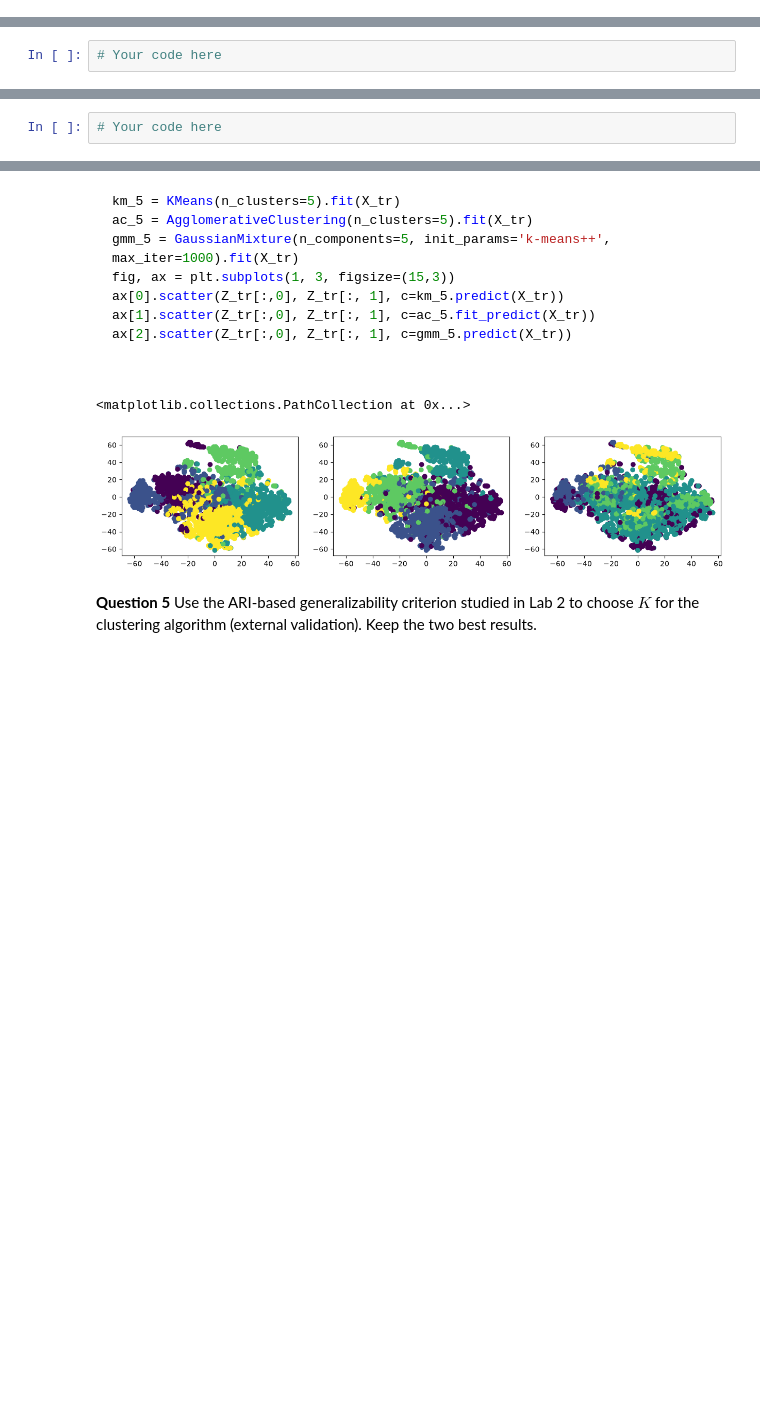
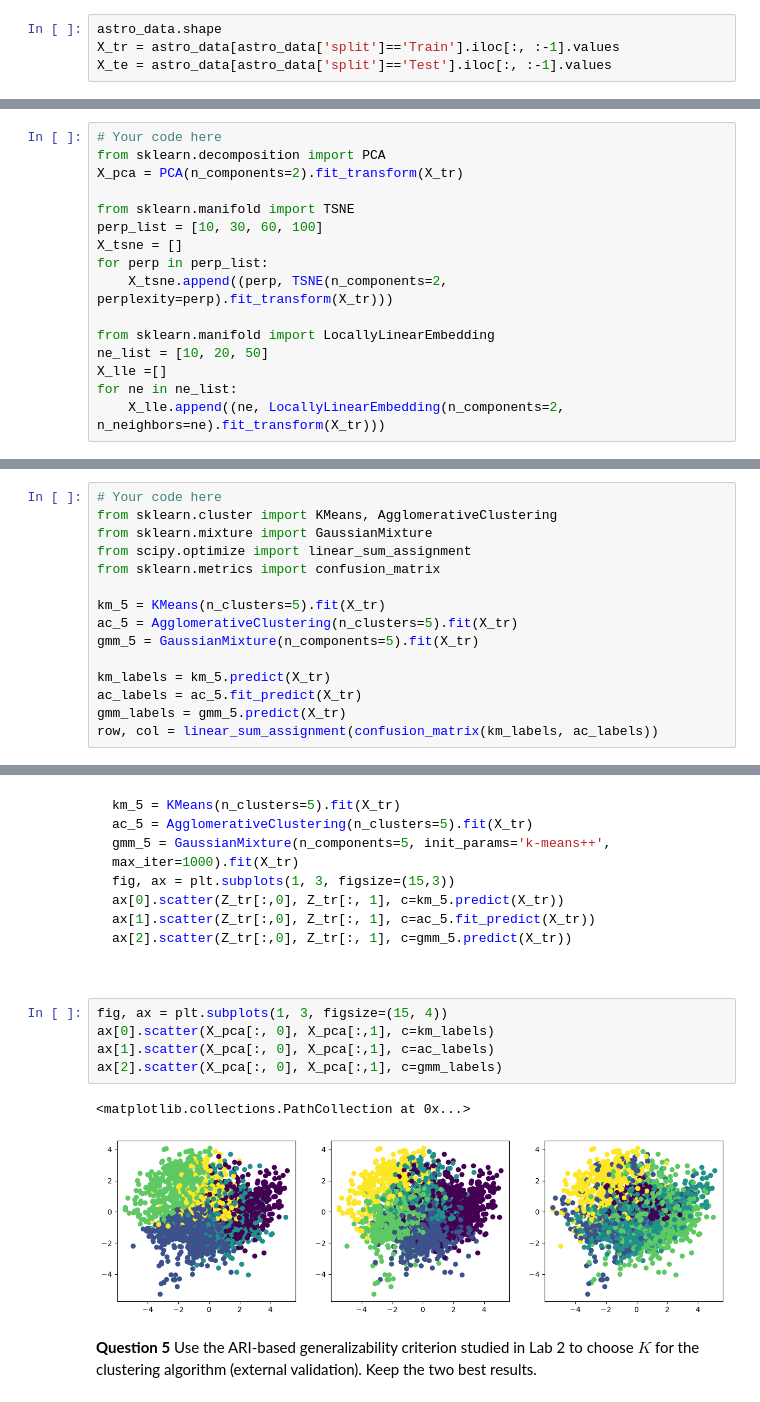
Before and after one commit to erialc-cal/Unsupervised-Learning, a Jupyter notebook: notebooks/03_clustering_mixture_models_in_python_student.ipynb, the cells around one changed output, grey strips where cells are left out. Cells and saved outputs as stored; diff of their text form; folded sections open; blank space fills up the shorter version.

```diff
--- a/notebooks/03_clustering_mixture_models_in_python_student.ipynb
+++ b/notebooks/03_clustering_mixture_models_in_python_student.ipynb
@@ -46,3 +71,7 @@ astro_data.head()
+# %%
+astro_data.shape
+X_tr = astro_data[astro_data['split']=='Train'].iloc[:, :-1].values
+X_te = astro_data[astro_data['split']=='Test'].iloc[:, :-1].values
 # %% [markdown]
 <details>
 <summary>Show Python solution</summary>
@@ -60,6 +89,20 @@ display(Markdown(astro_te.describe().to_markdown(index=True)))
 **Question 1** Apply appropriate dimension reduction tools to the training data. Do you need further processing of the data? Vary the hyperparameters. Try at least 3 different methods.
 # %%
 # Your code here
+from sklearn.decomposition import PCA
+X_pca = PCA(n_components=2).fit_transform(X_tr)
+
+from sklearn.manifold import TSNE
+perp_list = [10, 30, 60, 100]
+X_tsne = []
+for perp in perp_list:
+    X_tsne.append((perp, TSNE(n_components=2, perplexity=perp).fit_transform(X_tr)))
+
+from sklearn.manifold import LocallyLinearEmbedding
+ne_list = [10, 20, 50]
+X_lle =[]
+for ne in ne_list:
+    X_lle.append((ne, LocallyLinearEmbedding(n_components=2, n_neighbors=ne).fit_transform(X_tr)))
 # %% [markdown]
 <details>
 <summary>Show Python solution</summary>
@@ -177,3 +273,16 @@ plt.scatter(Z_tr[:, 0], Z_tr[:, 1], s=4)
 **Question 4** Implement `KMeans`, `AgglomerativeClustering` and `GaussianMixture` with $K=5$ at first. Make sure to use `GaussianMixture` from `sklearn.mixture`. Plot the resulting on the train split in the chosen embedding.
 # %%
 # Your code here
+from sklearn.cluster import KMeans, AgglomerativeClustering
+from sklearn.mixture import GaussianMixture
+from scipy.optimize import linear_sum_assignment
+from sklearn.metrics import confusion_matrix
+
+km_5 = KMeans(n_clusters=5).fit(X_tr)
+ac_5 = AgglomerativeClustering(n_clusters=5).fit(X_tr)
+gmm_5 = GaussianMixture(n_components=5).fit(X_tr)
+
+km_labels = km_5.predict(X_tr)
+ac_labels = ac_5.fit_predict(X_tr)
+gmm_labels = gmm_5.predict(X_tr)
+row, col = linear_sum_assignment(confusion_matrix(km_labels, ac_labels))
@@ -198,9 +309,13 @@ ax[2].scatter(Z_tr[:,0], Z_tr[:, 1], c=gmm_5.predict(X_tr))
 
 </details>
 # %%
+fig, ax = plt.subplots(1, 3, figsize=(15, 4))
+ax[0].scatter(X_pca[:, 0], X_pca[:,1], c=km_labels)
+ax[1].scatter(X_pca[:, 0], X_pca[:,1], c=ac_labels)
+ax[2].scatter(X_pca[:, 0], X_pca[:,1], c=gmm_labels)
 # %% [output]
 <matplotlib.collections.PathCollection at 0x...>
-[figure, old version]
+[figure, new version]
 # %% [markdown]
 **Question 5** Use the ARI-based generalizability criterion studied in Lab 2 to choose $K$ for the clustering algorithm (external validation). Keep the two best results.
 # %%
```
Also changed, not shown: parts of 17 cells of this notebook.
